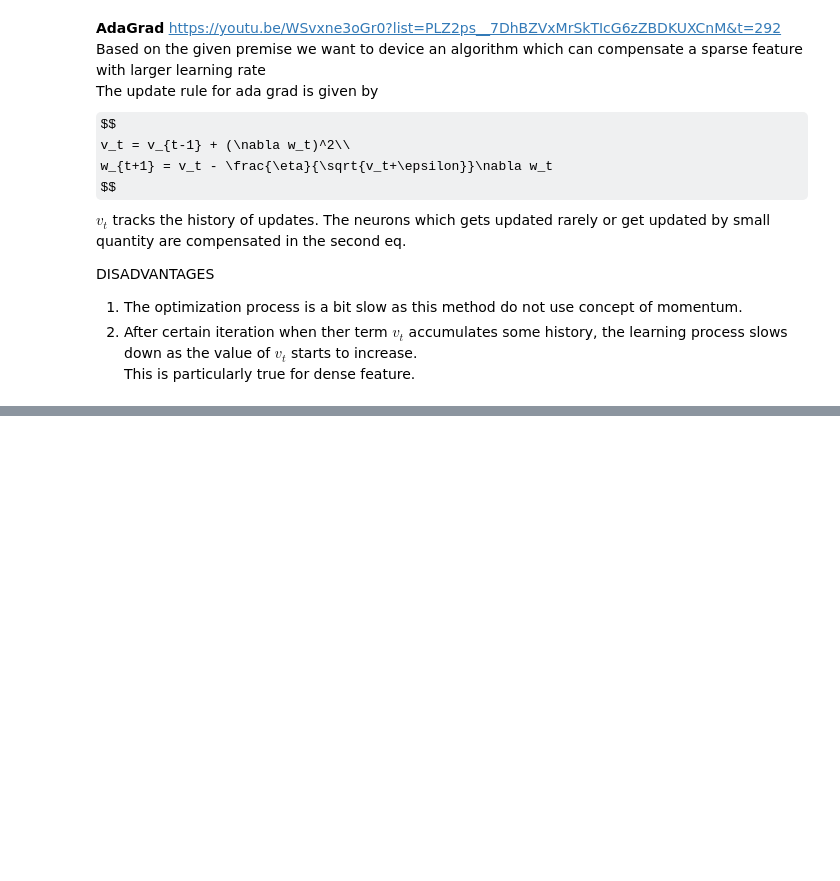
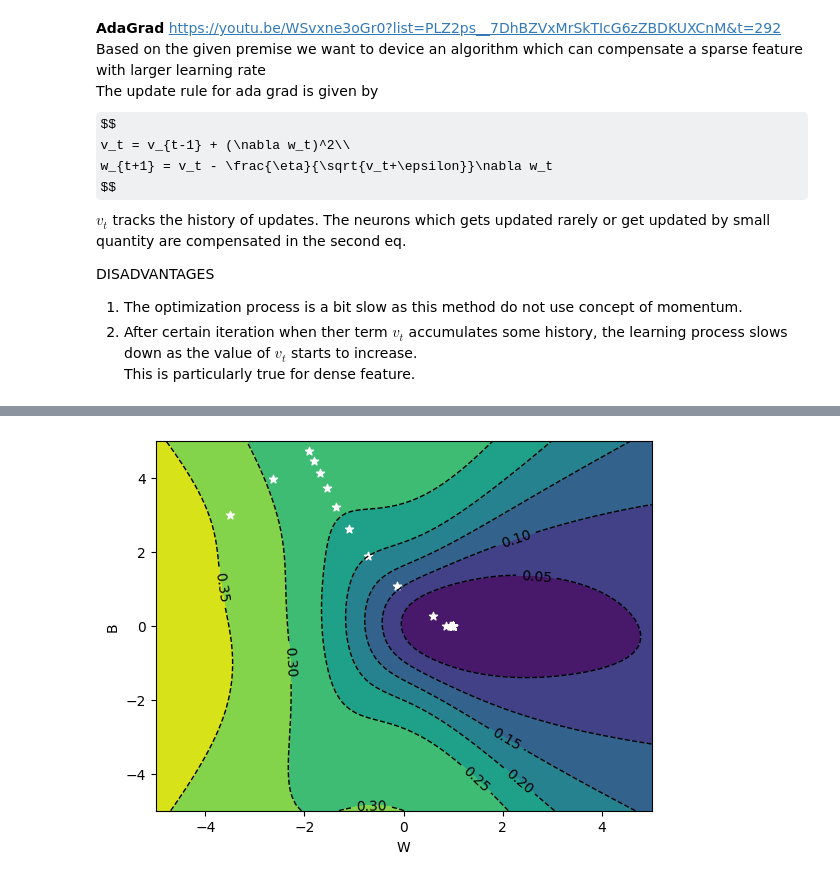
Before and after one commit to kishan-chakraborty/Scratch, a Jupyter notebook: MultiLayerPerceptron/GradientDescentAlgorithms/adaptive_gradient_descent.ipynb, the cells around one changed output, grey strips where cells are left out. Saved outputs shown, nothing was run; the diff lists cells and outputs as text; code cells hidden in the pictures; some formulas as TeX source; blank space fills up the shorter version.

```diff
--- a/MultiLayerPerceptron/GradientDescentAlgorithms/adaptive_gradient_descent.ipynb
+++ b/MultiLayerPerceptron/GradientDescentAlgorithms/adaptive_gradient_descent.ipynb
@@ -41,0 +296,5 @@ $$
+# %%
+ada_grad(model_adagrad, -4.5, 2, X, y, lr=1)
+visualize_optimization(model_adagrad)
+# %% [output]
+[figure, added]
```
Also changed, not shown: parts of 21 cells of this notebook, 1 other file.
